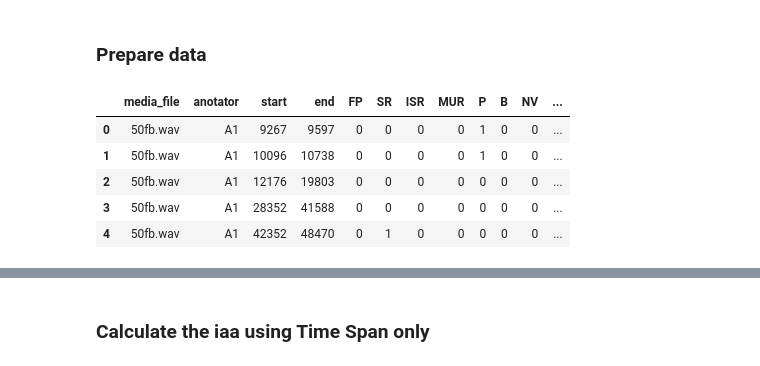
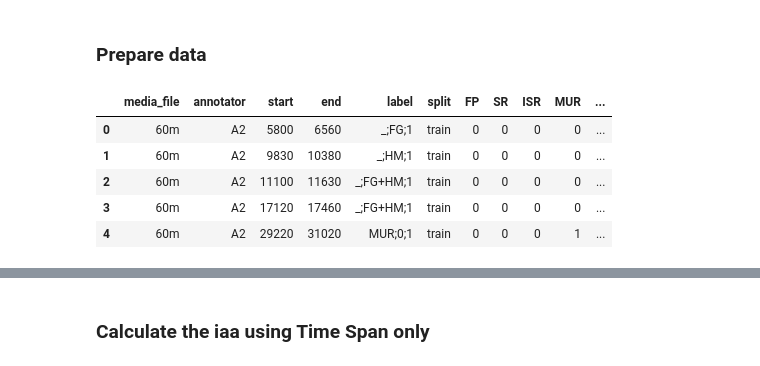
Before and after one commit to rufaelfekadu/Stutter-detection, a Jupyter notebook: notebooks/our_annotations.ipynb, the cells around one changed output, grey strips where cells are left out. Drawn from its saved outputs; the diff is of its cells as text; code cells hidden in the pictures.

```diff
--- a/notebooks/our_annotations.ipynb
+++ b/notebooks/our_annotations.ipynb
@@ -74,19 +74,19 @@ def score(row1, row2, weights=(0.33, 0.33, 0.34)):
 def score_multiple(row1, row2):
     return np.mean([score(r1, r2) for r1 in row1 for r2 in row2])
 # %%
-df = pd.read_csv('../datasets/fluencybank/csv/test/reading_test.csv')
-df['timevr'] = df.iloc[:, 2:].apply(lambda row: Vector(row[0], row[1]), axis=1)
-df['annotations'] = df.iloc[:, 2:].apply(lambda row: [Vector(row[0], row[1]), row[2:]], axis=1)
-df_ann = df[df['anotator'].isin(['A1', 'A2', 'A3'])]
-df_gold = df[df['anotator'] == 'Gold']
-df.head()
+df = pd.read_csv('../datasets/fluencybank/our_annotations/reading/csv/total_label.csv')
+df['timevr'] = df.apply(lambda row: Vector(row['start'], row['end']), axis=1)
+df['annotations'] = df.apply(lambda row: [Vector(row['start'], row['end']), row['label']], axis=1)
+df_ann = df[df['annotator'].isin(['A1', 'A2', 'A3'])]
+df_gold = df[df['annotator'] == 'Gold']
+df_ann.head()
 # %% [output]
-|  | media_file | anotator | start | end | FP | SR | ISR | MUR | P | B | NV | ... |
-| 0 | 50fb.wav | A1 | 9267 | 9597 | 0 | 0 | 0 | 0 | 1 | 0 | 0 | ... |
-| 1 | 50fb.wav | A1 | 10096 | 10738 | 0 | 0 | 0 | 0 | 1 | 0 | 0 | ... |
-| 2 | 50fb.wav | A1 | 12176 | 19803 | 0 | 0 | 0 | 0 | 0 | 0 | 0 | ... |
-| 3 | 50fb.wav | A1 | 28352 | 41588 | 0 | 0 | 0 | 0 | 0 | 0 | 0 | ... |
-| 4 | 50fb.wav | A1 | 42352 | 48470 | 0 | 1 | 0 | 0 | 0 | 0 | 0 | ... |
+|  | media_file | annotator | start | end | label | split | FP | SR | ISR | MUR | ... |
+| 0 | 60m | A2 | 5800 | 6560 | _;FG;1 | train | 0 | 0 | 0 | 0 | ... |
+| 1 | 60m | A2 | 9830 | 10380 | _;HM;1 | train | 0 | 0 | 0 | 0 | ... |
+| 2 | 60m | A2 | 11100 | 11630 | _;FG+HM;1 | train | 0 | 0 | 0 | 0 | ... |
+| 3 | 60m | A2 | 17120 | 17460 | _;FG+HM;1 | train | 0 | 0 | 0 | 0 | ... |
+| 4 | 60m | A2 | 29220 | 31020 | MUR;0;1 | train | 0 | 0 | 0 | 1 | ... |
 # %%
 #  Unionize the vector ranges in to similar groups
 
```
Also changed, not shown: parts of 17 cells of this notebook, 10 other files.
